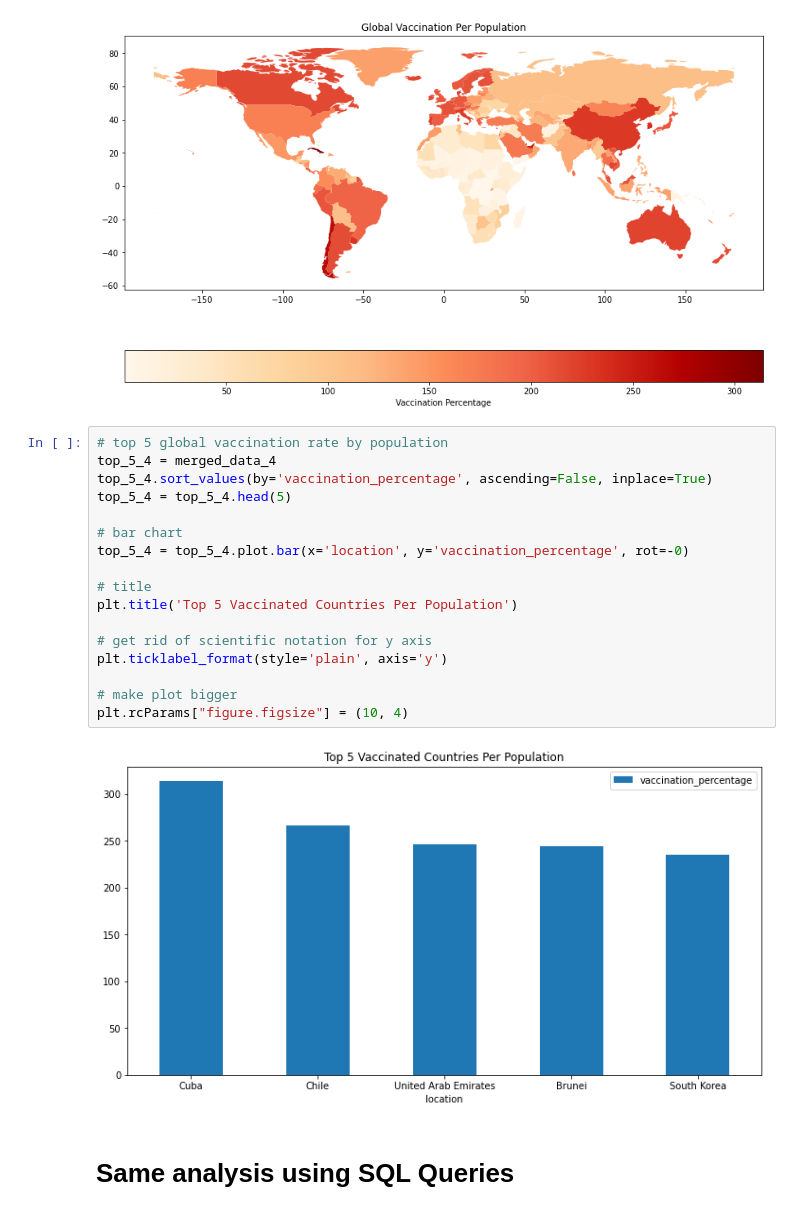
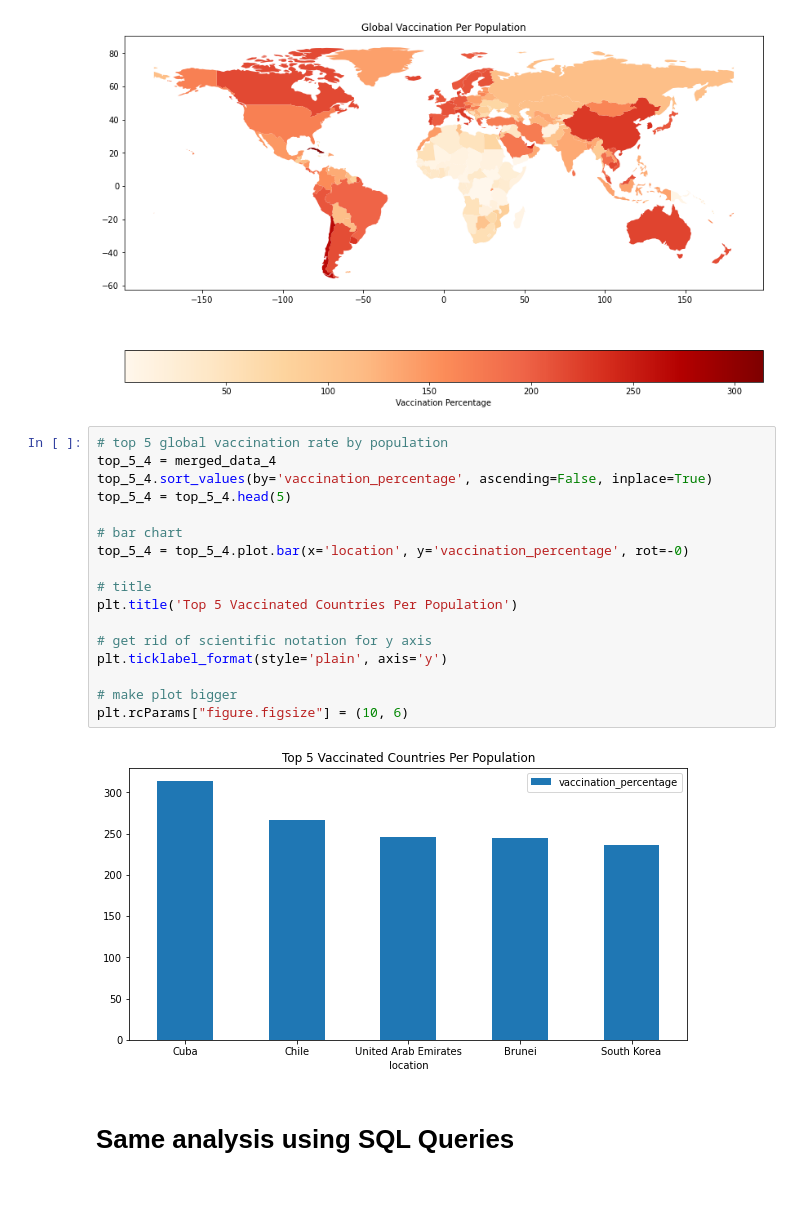
Before and after one commit to aaAbdulkadir/Full_Covid_Project_Analysis, a Jupyter notebook: CovidAutomationProject.ipynb, the cells around one changed output. Saved outputs shown, nothing was run; the diff lists cells and outputs as text.

```diff
--- a/CovidAutomationProject.ipynb
+++ b/CovidAutomationProject.ipynb
@@ -749,22 +751,22 @@ merged_data_4.plot(column='vaccination_percentage', ax=ax, legend=True, legend_k
 # %%
 # top 5 global vaccination rate by population
 top_5_4 = merged_data_4
 top_5_4.sort_values(by='vaccination_percentage', ascending=False, inplace=True)
 top_5_4 = top_5_4.head(5)
 
 # bar chart
 top_5_4 = top_5_4.plot.bar(x='location', y='vaccination_percentage', rot=-0)
 
 # title
 plt.title('Top 5 Vaccinated Countries Per Population')
 
 # get rid of scientific notation for y axis
 plt.ticklabel_format(style='plain', axis='y')
 
 # make plot bigger
-plt.rcParams["figure.figsize"] = (10, 4)
+plt.rcParams["figure.figsize"] = (10, 6)
 # %% [output]
-[figure, old version]
+[figure, new version]
 # %% [markdown]
 #  Same analysis using SQL Queries
 # %% [markdown]
```
Also changed, not shown: parts of 6 cells of this notebook.
